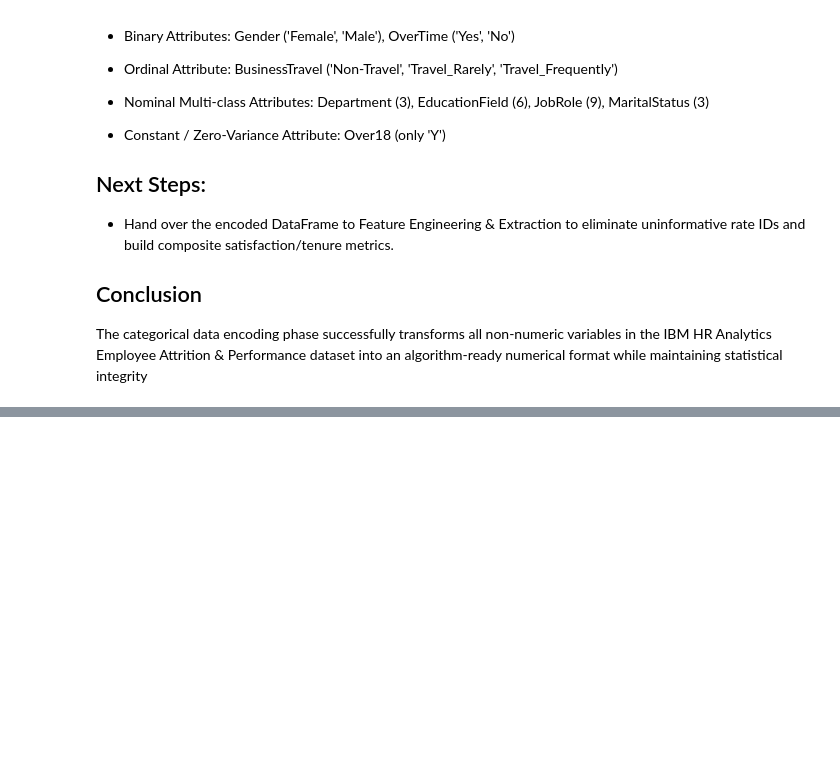
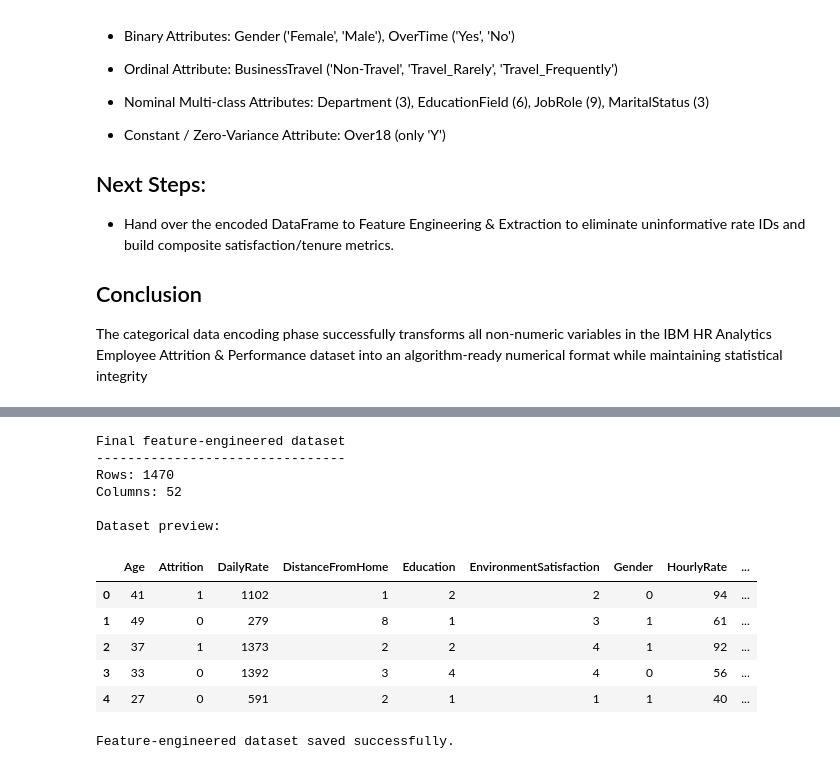
Before and after one commit to Jishafranklin/Parallel-Project-HR-Employee-Attrition-Preprocessing, a Jupyter notebook: notebooks/HR_Employee_Attrition_Preprocessing.ipynb, the cells around one changed output, grey strips where cells are left out. Saved outputs shown, nothing was run; the diff lists cells and outputs as text; code cells hidden in the pictures; blank space fills up the shorter version.

```diff
--- a/notebooks/HR_Employee_Attrition_Preprocessing.ipynb
+++ b/notebooks/HR_Employee_Attrition_Preprocessing.ipynb
@@ -29,7 +29,7 @@ print("Libraries imported successfully!")
 Libraries imported successfully!
 # %%
 # Load the dataset
-df = pd.read_csv('/content/drive/MyDrive/ICT Projects Ai & ML/Datasets/WA_Fn-UseC_-HR-Employee-Attrition.csv')
+df = pd.read_csv('/content/drive/MyDrive/Colab Notebooks/aiml/dataset/WA_Fn-UseC_-HR-Employee-Attrition.csv')
 
 # Display first 5 rows
 df.head()
@@ -347,0 +618,35 @@ The categorical data encoding phase successfully transforms all non-numeric vari
+# %%
+# Final dataset verification
+
+print("Final feature-engineered dataset")
+print("--------------------------------")
+
+print("Rows:", df_fe.shape[0])
+print("Columns:", df_fe.shape[1])
+
+print("\nDataset preview:")
+display(df_fe.head())
+# %% [output]
+Final feature-engineered dataset
+--------------------------------
+Rows: 1470
+Columns: 52
+
+Dataset preview:
+|  | Age | Attrition | DailyRate | DistanceFromHome | Education | EnvironmentSatisfaction | Gender | HourlyRate | ... |
+| 0 | 41 | 1 | 1102 | 1 | 2 | 2 | 0 | 94 | ... |
+| 1 | 49 | 0 | 279 | 8 | 1 | 3 | 1 | 61 | ... |
+| 2 | 37 | 1 | 1373 | 2 | 2 | 4 | 1 | 92 | ... |
+| 3 | 33 | 0 | 1392 | 3 | 4 | 4 | 0 | 56 | ... |
+| 4 | 27 | 0 | 591 | 2 | 1 | 1 | 1 | 40 | ... |
+# %%
+# Save feature-engineered dataset for the next stage
+
+df_fe.to_csv(
+    "feature_engineered_hr_data.csv",
+    index=False
+)
+
+print("Feature-engineered dataset saved successfully.")
+# %% [output]
+Feature-engineered dataset saved successfully.
```
Also changed, not shown: parts of 19 cells of this notebook.
